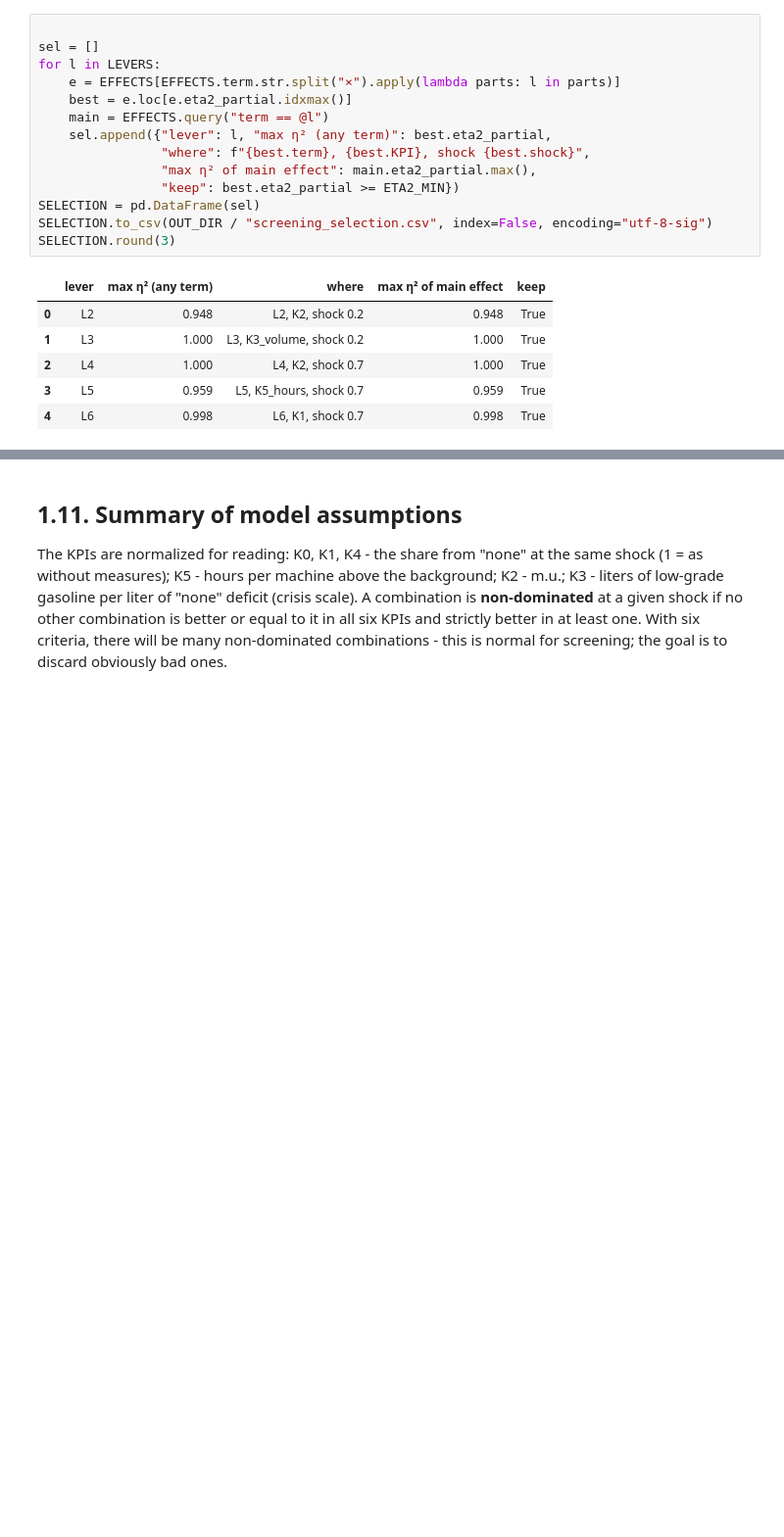
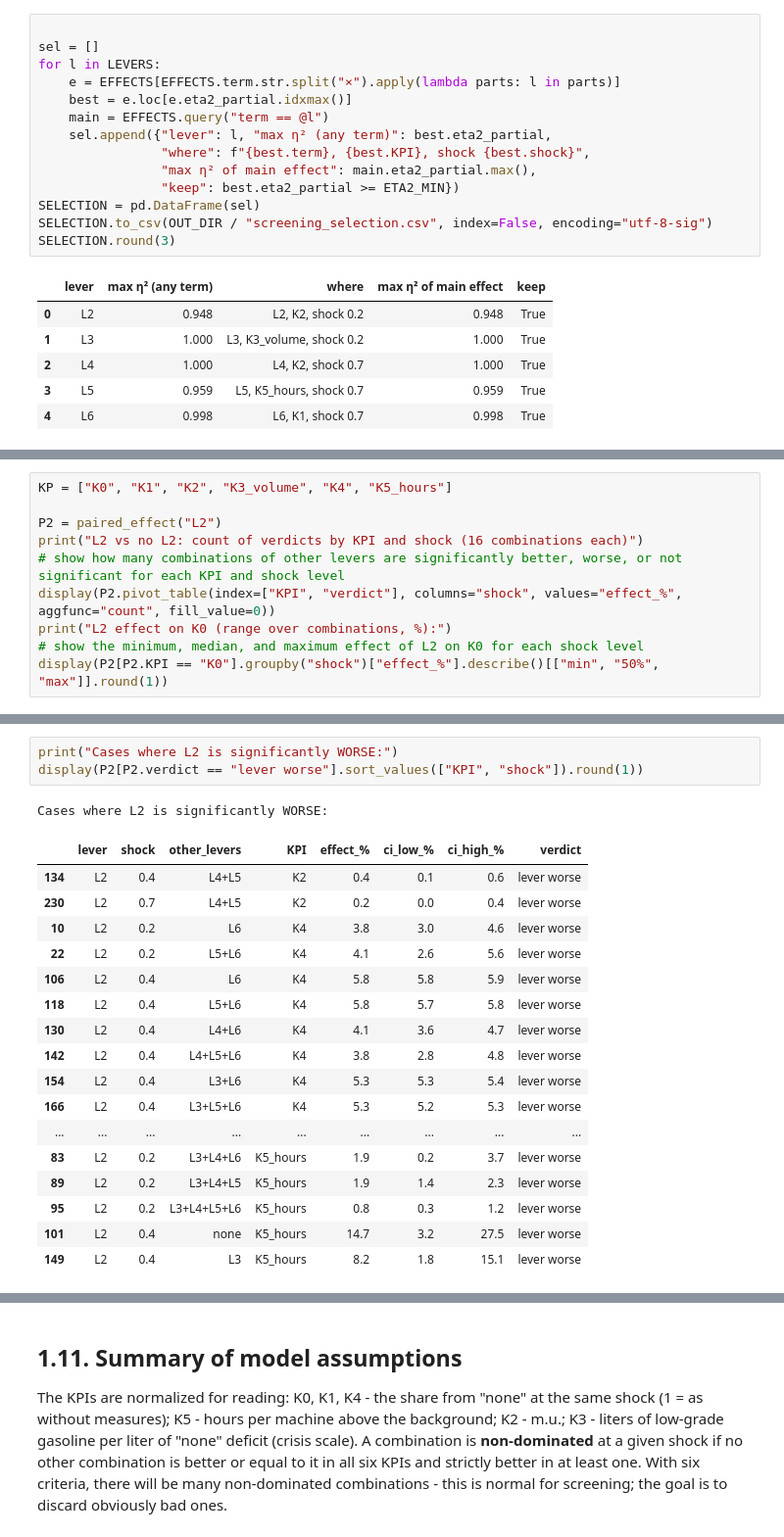
Before and after one commit to adsm1rnov/netlogo-experiment, a Jupyter notebook: 01_screening.ipynb, the cells around one changed output, grey strips where cells are left out. Shown at 98% size. Cells and saved outputs as stored; diff of their text form; blank space fills up the shorter version.

Commit message:
Continue working on leveling

```diff
--- a/01_screening.ipynb
+++ b/01_screening.ipynb
@@ -676,0 +739,10 @@ SELECTION.round(3)
+# %%
+KP = ["K0", "K1", "K2", "K3_volume", "K4", "K5_hours"]
+
+P2 = paired_effect("L2")
+print("L2 vs no L2: count of verdicts by KPI and shock (16 combinations each)")
+# show how many combinations of other levers are significantly better, worse, or not significant for each KPI and shock level
+display(P2.pivot_table(index=["KPI", "verdict"], columns="shock", values="effect_%", aggfunc="count", fill_value=0))
+print("L2 effect on K0 (range over combinations, %):")
+# show the minimum, median, and maximum effect of L2 on K0 for each shock level
+display(P2[P2.KPI == "K0"].groupby("shock")["effect_%"].describe()[["min", "50%", "max"]].round(1))
@@ -676,0 +772,22 @@ SELECTION.round(3)
+# %%
+print("Cases where L2 is significantly WORSE:")
+display(P2[P2.verdict == "lever worse"].sort_values(["KPI", "shock"]).round(1))
+# %% [output]
+Cases where L2 is significantly WORSE:
+|  | lever | shock | other_levers | KPI | effect_% | ci_low_% | ci_high_% | verdict |
+| 134 | L2 | 0.4 | L4+L5 | K2 | 0.4 | 0.1 | 0.6 | lever worse |
+| 230 | L2 | 0.7 | L4+L5 | K2 | 0.2 | 0.0 | 0.4 | lever worse |
+| 10 | L2 | 0.2 | L6 | K4 | 3.8 | 3.0 | 4.6 | lever worse |
+| 22 | L2 | 0.2 | L5+L6 | K4 | 4.1 | 2.6 | 5.6 | lever worse |
+| 106 | L2 | 0.4 | L6 | K4 | 5.8 | 5.8 | 5.9 | lever worse |
+| 118 | L2 | 0.4 | L5+L6 | K4 | 5.8 | 5.7 | 5.8 | lever worse |
+| 130 | L2 | 0.4 | L4+L6 | K4 | 4.1 | 3.6 | 4.7 | lever worse |
+| 142 | L2 | 0.4 | L4+L5+L6 | K4 | 3.8 | 2.8 | 4.8 | lever worse |
+| 154 | L2 | 0.4 | L3+L6 | K4 | 5.3 | 5.3 | 5.4 | lever worse |
+| 166 | L2 | 0.4 | L3+L5+L6 | K4 | 5.3 | 5.2 | 5.3 | lever worse |
+| ... | ... | ... | ... | ... | ... | ... | ... | ... |
+| 83 | L2 | 0.2 | L3+L4+L6 | K5_hours | 1.9 | 0.2 | 3.7 | lever worse |
+| 89 | L2 | 0.2 | L3+L4+L5 | K5_hours | 1.9 | 1.4 | 2.3 | lever worse |
+| 95 | L2 | 0.2 | L3+L4+L5+L6 | K5_hours | 0.8 | 0.3 | 1.2 | lever worse |
+| 101 | L2 | 0.4 | none | K5_hours | 14.7 | 3.2 | 27.5 | lever worse |
+| 149 | L2 | 0.4 | L3 | K5_hours | 8.2 | 1.8 | 15.1 | lever worse |
```
Also changed, not shown: parts of 9 cells of this notebook, 1 other file.
